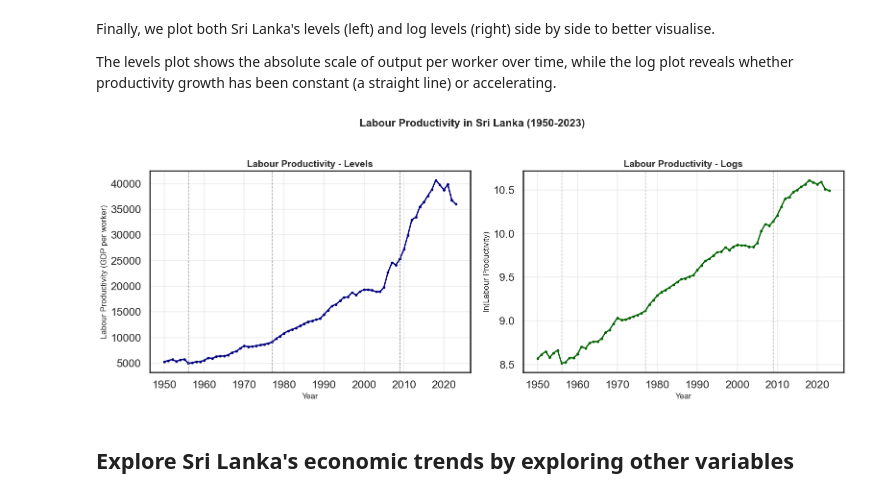
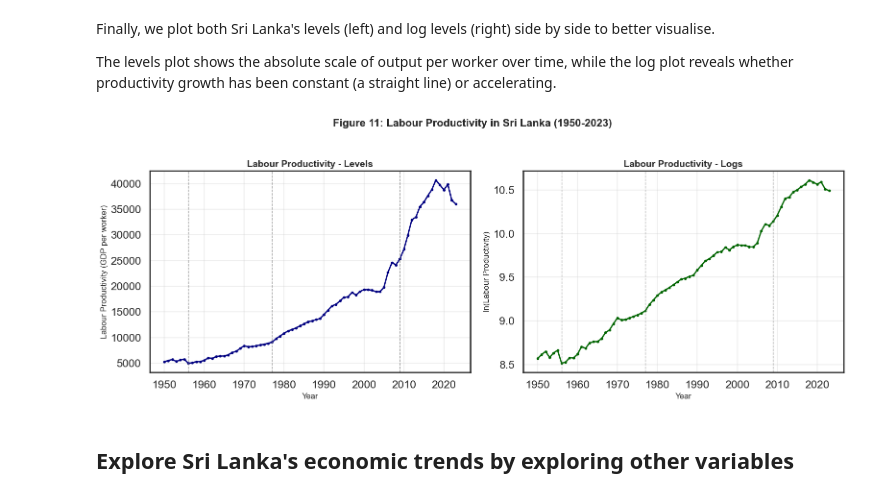
Before and after one commit to ikedasakii/EC2B1_group_project, a Jupyter notebook: find_GDP_trend_decades_copy.ipynb, the cells around one changed output. Cells and saved outputs as stored; diff of their text form; code cells hidden in the pictures.

```diff
--- a/find_GDP_trend_decades_copy.ipynb
+++ b/find_GDP_trend_decades_copy.ipynb
@@ -1019,35 +1019,35 @@ The levels plot shows the absolute scale of output per worker over time, while t
 # %%
 # Side-by-side plots of labour productivity in levels and logs to examine the growth pattern
 # Logs help reveal whether productivity growth has been constant (linear in logs) or accelerating
 fig, axes = plt.subplots(1, 2, figsize=(16, 6))
 
 # Left panel: labour productivity in levels: shows the absolute scale of growth
 axes[0].plot(df_labour_prod['year'], df_labour_prod['labour_prod'],
              linewidth=2, color='navy', marker='o', markersize=3)
 axes[0].set_xlabel('Year', fontsize=12)
 axes[0].set_ylabel('Labour Productivity (GDP per worker)', fontsize=12)
 axes[0].set_title('Labour Productivity - Levels', fontsize=14, fontweight='bold')
 axes[0].grid(True, alpha=0.3)
 
 # Right panel: log labour productivity: a straight line here would imply constant growth rates
 axes[1].plot(df_labour_prod['year'], df_labour_prod['ln_labour_prod'],
              linewidth=2, color='darkgreen', marker='o', markersize=3)
 axes[1].set_xlabel('Year', fontsize=12)
 axes[1].set_ylabel('ln(Labour Productivity)', fontsize=12)
 axes[1].set_title('Labour Productivity - Logs', fontsize=14, fontweight='bold')
 axes[1].grid(True, alpha=0.3)
 
-plt.suptitle('Labour Productivity in Sri Lanka (1950-2023)', fontsize=16, fontweight='bold', y=1.02)
+plt.suptitle('Figure 11: Labour Productivity in Sri Lanka (1950-2023)', fontsize=16, fontweight='bold', y=1.02)
 plt.tight_layout()
 
 # Add vertical lines to both panels
 for year in [1956, 1977, 2009]:
     axes[0].axvline(x=year, color='gray', linestyle='--', linewidth=1, alpha=0.7)
     axes[1].axvline(x=year, color='gray', linestyle='--', linewidth=1, alpha=0.7)
 
 plt.show()
 # %% [output]
-[figure, old version]
+[figure, new version]
 # %% [markdown]
 ## Explore Sri Lanka's economic trends by exploring other variables
 # %% [markdown]
```
Also changed, not shown: parts of 6 cells of this notebook.
